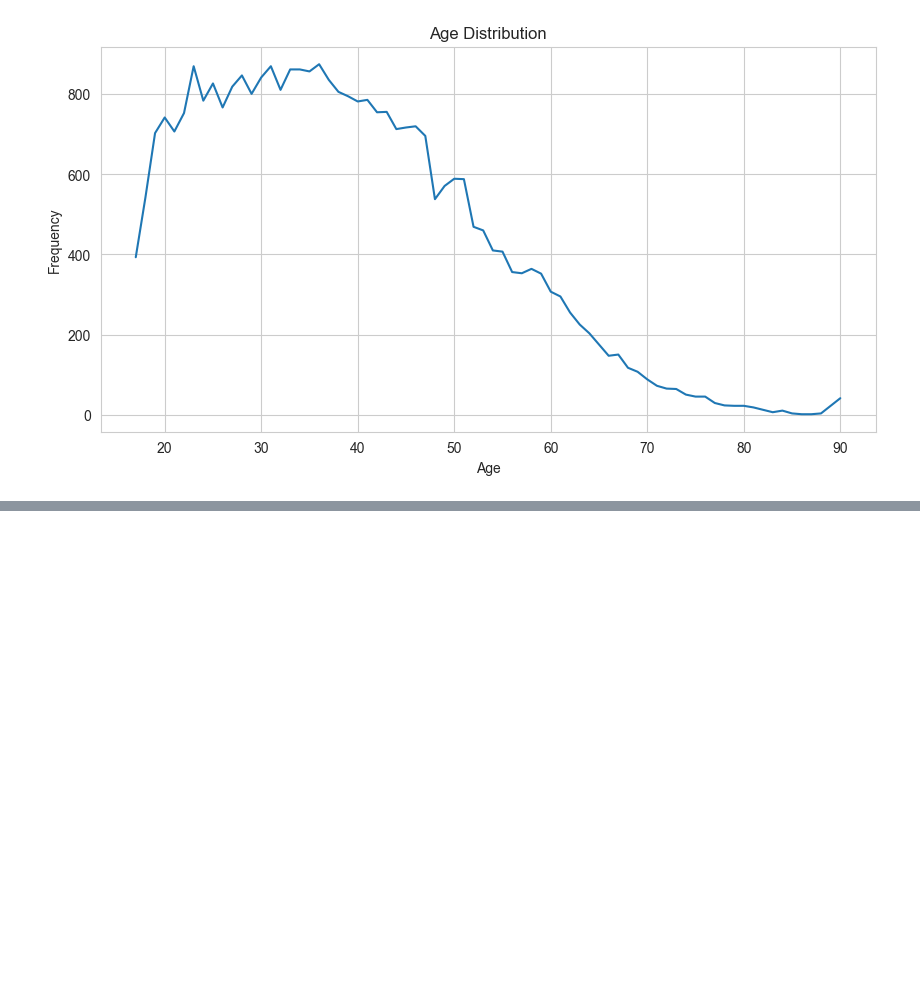
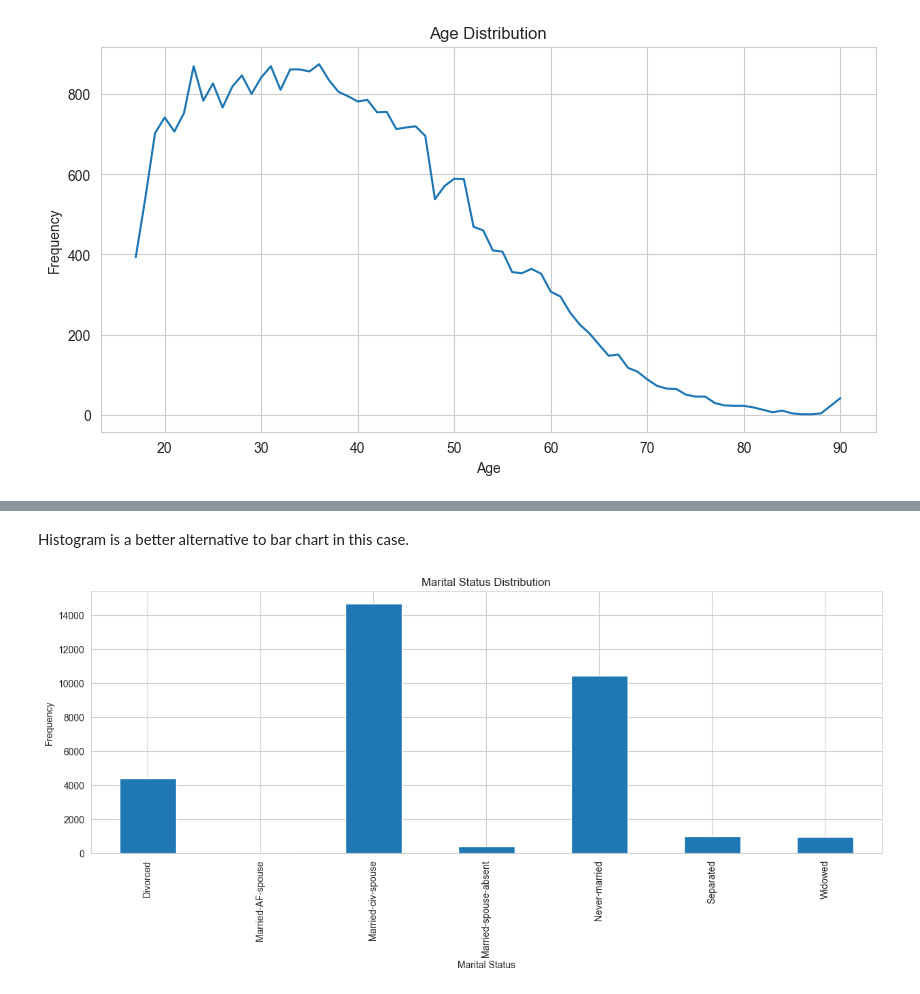
Before and after one commit to atareversei/data-science-playground, a Jupyter notebook: 02-feature-engineering-and-visualizations/01-adult-work-status.ipynb, the cells around one changed output, grey strips where cells are left out. Saved outputs shown, nothing was run; the diff lists cells and outputs as text; code cells hidden in the pictures; blank space fills up the shorter version.

```diff
--- a/02-feature-engineering-and-visualizations/01-adult-work-status.ipynb
+++ b/02-feature-engineering-and-visualizations/01-adult-work-status.ipynb
@@ -115,0 +142,10 @@ plt.show()
+# %% [markdown]
+Histogram is a better alternative to bar chart in this case.
+# %%
+df['marital_status'].value_counts().sort_index().plot(kind='bar', figsize=(15, 5))
+plt.title('Marital Status Distribution')
+plt.xlabel('Marital Status')
+plt.ylabel('Frequency')
+plt.show()
+# %% [output]
+[figure, added]
```
Also changed, not shown: parts of 8 cells of this notebook.
